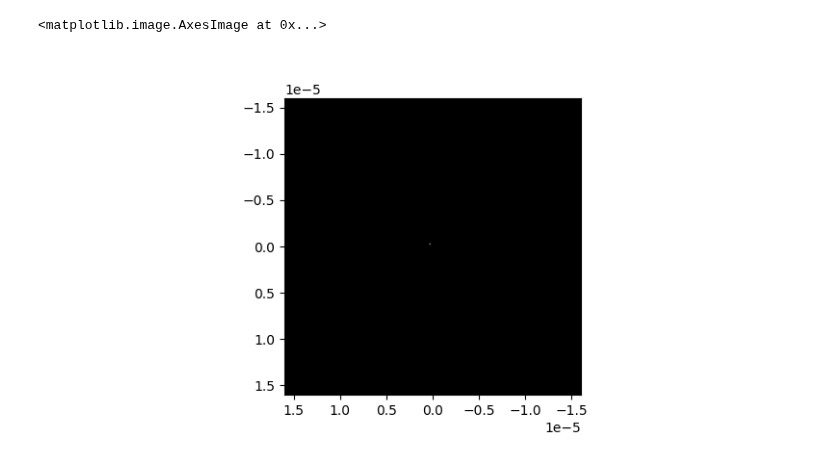
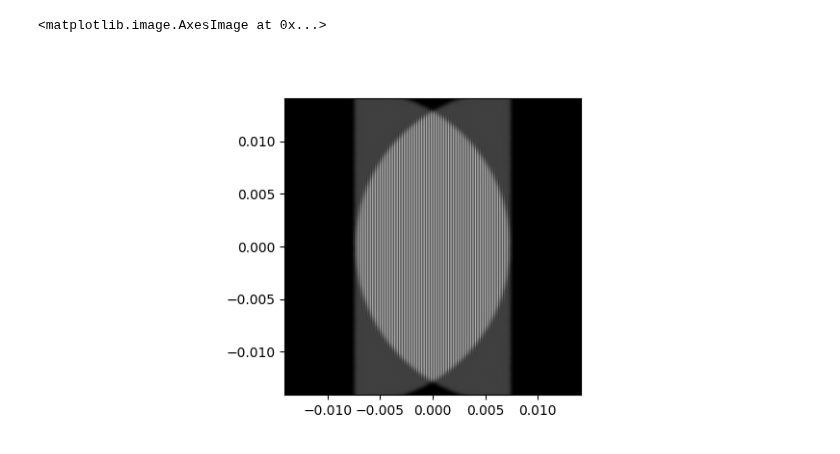
Before and after one commit to TemGym/TemGymCore, a Jupyter notebook: examples/biprism.ipynb, the cells around one changed output. Cells and saved outputs as stored; diff of their text form; code cells hidden in the pictures.

Commit message:
Removed unneccessary cells from biprism.ipynb

```diff
--- a/examples/biprism.ipynb
+++ b/examples/biprism.ipynb
@@ -166,26 +107,25 @@ Text(0.5, 1.0, 'Aperture Plane Amplitude')
 # %%
-M1 = -10
-F1 = 0.2 * scale
+M1 = -200
+F1 = 0.0025 * scale
+M2 = -1500
+F2 = 0.02 * scale
 
-defocus = 1e-7 * scale
+defocus = 1e-9 * scale
 L1_z1 = F1 * (1/M1 - 1)
 L1_z2 = F1 * (1 - M1)
-
+L2_z1 = F2 * (1/M2 - 1)
+L2_z2 = F2 * (1 - M2)
+L1_z1, L1_z2, L2_z1, L2_z2 = np.abs([L1_z1, L1_z2, L2_z1, L2_z2])
 
 input_beam = ParallelBeam(z=0.0 + defocus, radius=aperture_radius)
-Lens1 = Lens(focal_length=F1, z=abs(L1_z1))
-biprism = Biprism(z=abs(L1_z1) + abs(L1_z2) / 2, rotation=0.0, def_x=0.0)
-detector = Detector(z=abs(L1_z1) + abs(L1_z2), pixel_size=(aperture_pixel_size[0] * M1, aperture_pixel_size[1] * M1), shape=(4096, 4096))
+lens1 = Lens(focal_length=F1, z=L1_z1)
+biprism = Biprism(z=L1_z1 + L1_z2 / 2, rotation=0.0, def_x=-2e-5)
+lens2 = Lens(focal_length=F2, z=L1_z1 + L1_z2 + L2_z1)
+detector = Detector(z=L1_z1 + L1_z2 + L2_z1 + L2_z2, pixel_size=(55e-6 / 2, 55e-6 / 2), shape=(1024, 1024))
 model = [
     input_beam,
-    Lens1,
-    #biprism,
+    lens1,
+    biprism,
+    lens2,
     detector,
 ]
-
-print(biprism.z)
-print(detector.z)
-z3 = (abs(L1_z1) + abs(L1_z2)) - (abs(L1_z1) + abs(L1_z2) / 2)
-
-print(detector.z - biprism.z)
-print(z3)
@@ -247,10 +187,11 @@ right_rays = GaussianRay(
     theta=theta[right_rays_indices],
 )
 
-det_image_left = make_gaussian_image(left_rays, model, batch_size=500)
-det_image_right = make_gaussian_image(right_rays, model, batch_size=500)
+det_image_left = make_gaussian_image(left_rays, model, batch_size=100)
+
+det_image_right = np.fliplr(det_image_left)
 # %%
-det_image = det_image_left
+det_image = det_image_left + det_image_right
 # %%
 left_rays = left_rays.to_ray()
 right_rays = right_rays.to_ray()
@@ -274,11 +215,9 @@ plt.show()
 # %%
 fig, ax = plt.subplots(1, 1, figsize=(8, 4))
-img = np.abs(det_image)
+img = np.abs(det_image) ** 2
 ang = np.angle(det_image)
-# ax.plot(out_rays_left.x, out_rays_left.y, 'r.', markersize=1, alpha=0.3)
-# ax.plot(out_rays_right.x, out_rays_right.y, 'g.', markersize=1, alpha=0.1)
 ax.imshow(img, cmap="gray", extent=[-detector.pixel_size[0]*detector.shape[0]/2, detector.pixel_size[0]*detector.shape[0]/2, -detector.pixel_size[1]*detector.shape[1]/2, detector.pixel_size[1]*detector.shape[1]/2])
 #ax.imshow(ang, cmap="gray", extent=[-detector.pixel_size[0]*detector.shape[0]/2, detector.pixel_size[0]*detector.shape[0]/2, -detector.pixel_size[1]*detector.shape[1]/2, detector.pixel_size[1]*detector.shape[1]/2], alpha=0.5)
 # %% [output]
 <matplotlib.image.AxesImage at 0x...>
-[figure, old version]
+[figure, new version]
```
Also changed, not shown: parts of 8 cells of this notebook.
